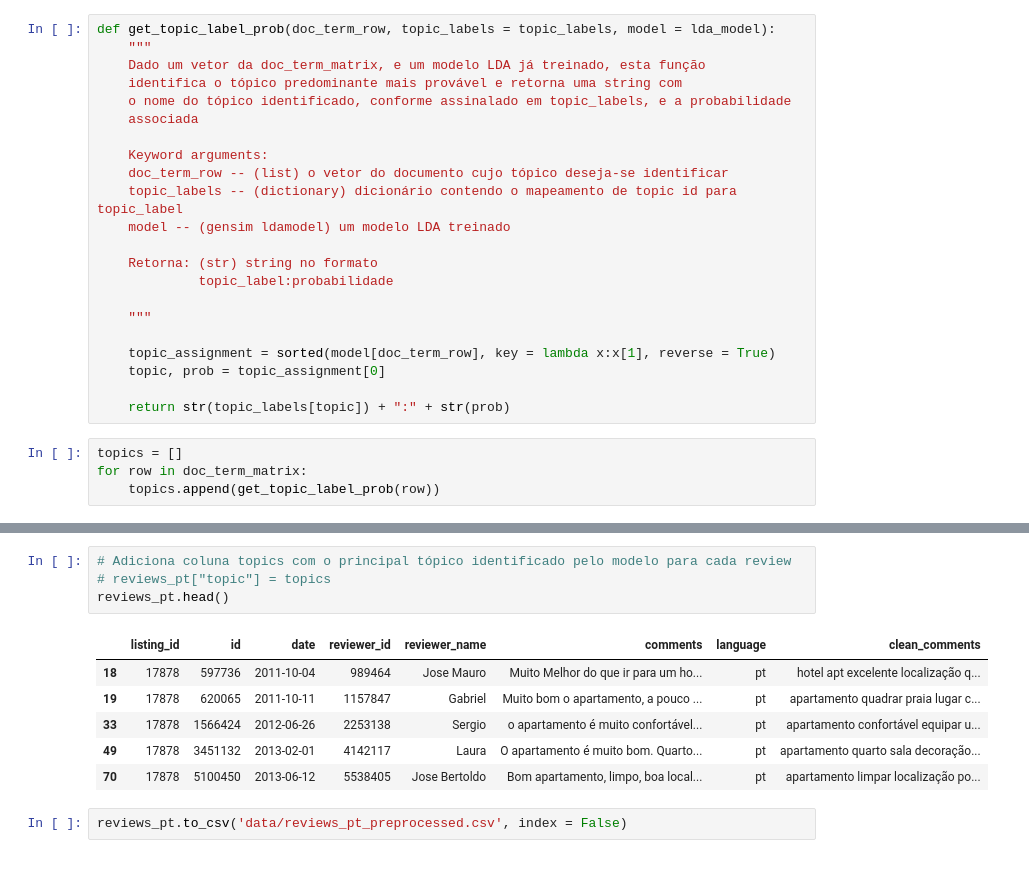
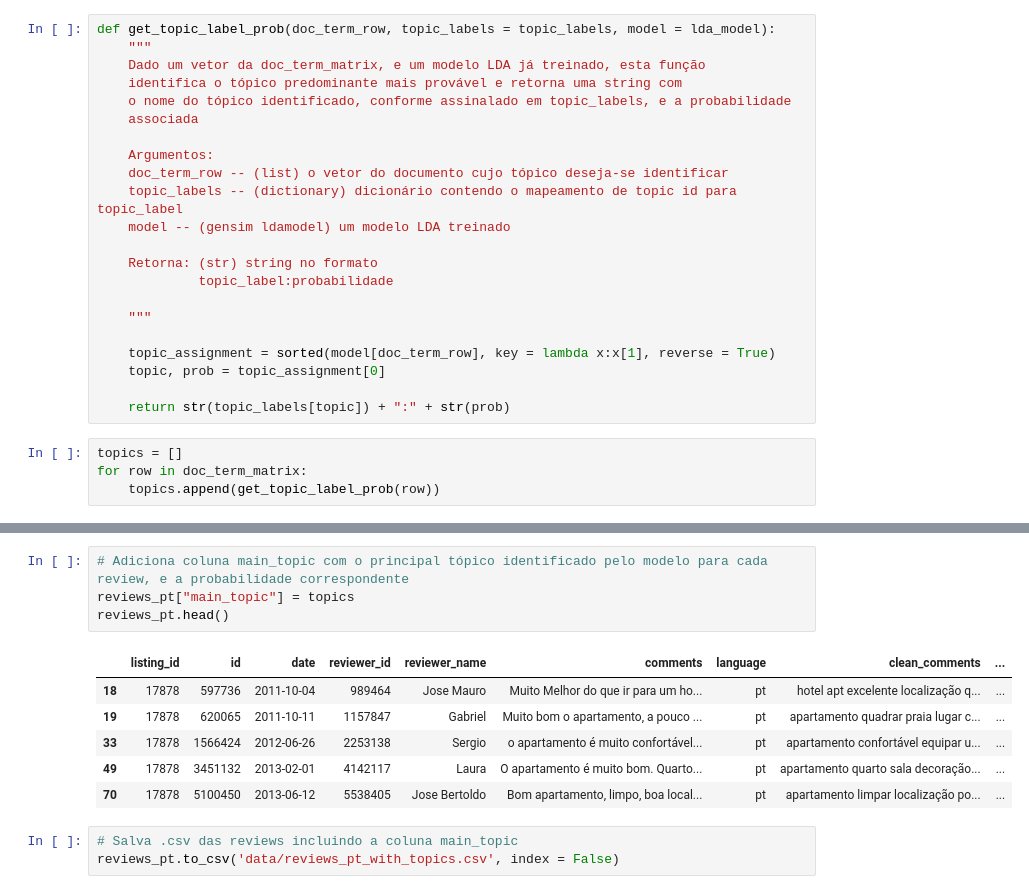
Before and after one commit to mchiriboga/topic_modeling, a Jupyter notebook: airbnb_topic_modelling.ipynb, the cells around one changed output, grey strips where cells are left out. Drawn from its saved outputs; the diff is of its cells as text.

Commit message:
Adiciona comentários e renomeia notebook da análise

```diff
--- a/Data_Science_Test.ipynb
+++ b/airbnb_topic_modelling.ipynb
@@ -229,7 +250,7 @@ def get_topic_label_prob(doc_term_row, topic_labels = topic_labels, model = lda_
     o nome do tópico identificado, conforme assinalado em topic_labels, e a probabilidade
     associada
 
-    Keyword arguments:
+    Argumentos:
     doc_term_row -- (list) o vetor do documento cujo tópico deseja-se identificar
     topic_labels -- (dictionary) dicionário contendo o mapeamento de topic id para topic_label
     model -- (gensim ldamodel) um modelo LDA treinado
@@ -270,13 +271,14 @@ topics
 # %%
-# Adiciona coluna topics com o principal tópico identificado pelo modelo para cada review
-# reviews_pt["topic"] = topics
+# Adiciona coluna main_topic com o principal tópico identificado pelo modelo para cada review, e a probabilidade correspondente
+reviews_pt["main_topic"] = topics
 reviews_pt.head()
 # %% [output]
-|  | listing_id | id | date | reviewer_id | reviewer_name | comments | language | clean_comments |
-| 18 | 17878 | 597736 | 2011-10-04 | 989464 | Jose Mauro | Muito Melhor do que ir para um ho... | pt | hotel apt excelente localização q... |
-| 19 | 17878 | 620065 | 2011-10-11 | 1157847 | Gabriel | Muito bom o apartamento, a pouco ... | pt | apartamento quadrar praia lugar c... |
-| 33 | 17878 | 1566424 | 2012-06-26 | 2253138 | Sergio | o apartamento é muito confortável... | pt | apartamento confortável equipar u... |
-| 49 | 17878 | 3451132 | 2013-02-01 | 4142117 | Laura | O apartamento é muito bom. Quarto... | pt | apartamento quarto sala decoração... |
-| 70 | 17878 | 5100450 | 2013-06-12 | 5538405 | Jose Bertoldo | Bom apartamento, limpo, boa local... | pt | apartamento limpar localização po... |
+|  | listing_id | id | date | reviewer_id | reviewer_name | comments | language | clean_comments | ... |
+| 18 | 17878 | 597736 | 2011-10-04 | 989464 | Jose Mauro | Muito Melhor do que ir para um ho... | pt | hotel apt excelente localização q... | ... |
+| 19 | 17878 | 620065 | 2011-10-11 | 1157847 | Gabriel | Muito bom o apartamento, a pouco ... | pt | apartamento quadrar praia lugar c... | ... |
+| 33 | 17878 | 1566424 | 2012-06-26 | 2253138 | Sergio | o apartamento é muito confortável... | pt | apartamento confortável equipar u... | ... |
+| 49 | 17878 | 3451132 | 2013-02-01 | 4142117 | Laura | O apartamento é muito bom. Quarto... | pt | apartamento quarto sala decoração... | ... |
+| 70 | 17878 | 5100450 | 2013-06-12 | 5538405 | Jose Bertoldo | Bom apartamento, limpo, boa local... | pt | apartamento limpar localização po... | ... |
-# %%
-reviews_pt.to_csv('data/reviews_pt_preprocessed.csv', index = False)
+# %%
+# Salva .csv das reviews incluindo a coluna main_topic
+reviews_pt.to_csv('data/reviews_pt_with_topics.csv', index = False)
```
Also changed, not shown: parts of 20 cells of this notebook.
